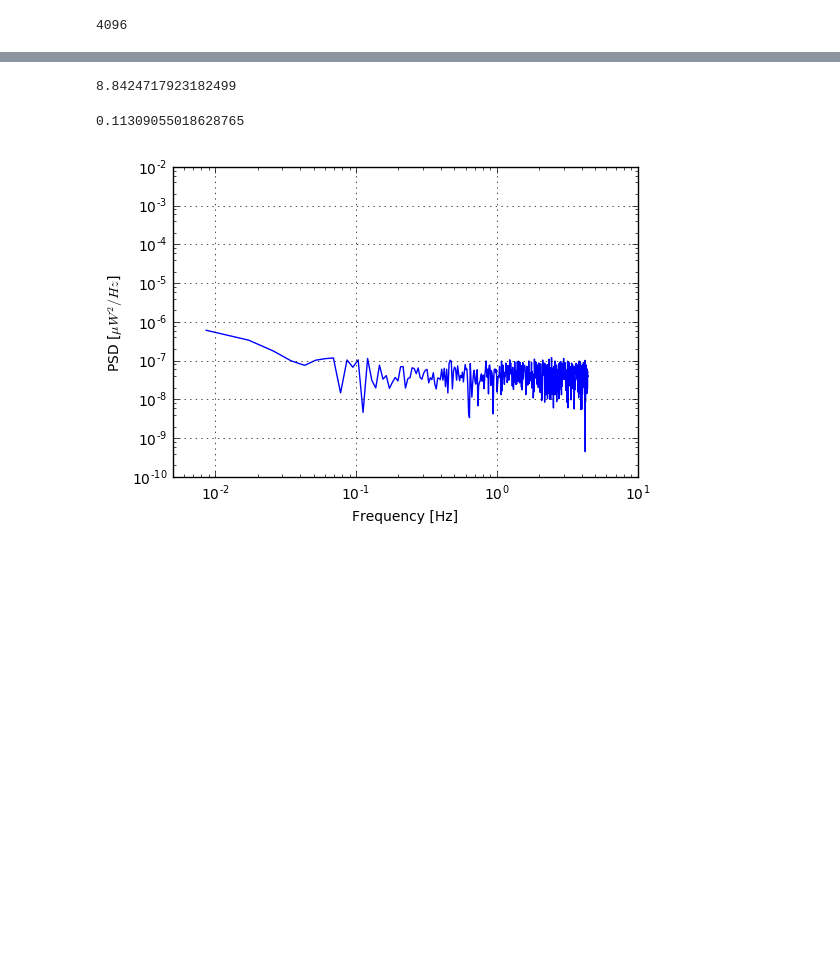
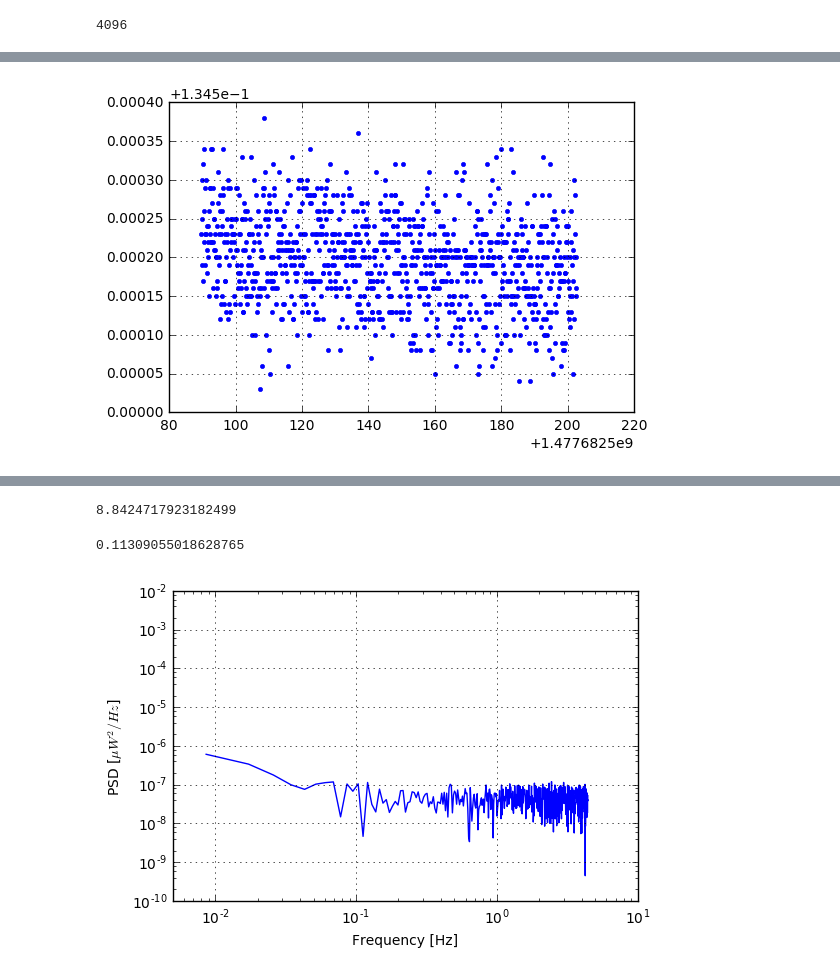
Before and after one commit to ekacmblab/radiometer, a Jupyter notebook: notebooks/sep20 pyvisa.ipynb, the cells around one changed output, grey strips where cells are left out. Drawn from its saved outputs; the diff is of its cells as text; code cells hidden in the pictures; blank space fills up the shorter version.

Commit message:
added some measurement plots to the notebook

```diff
--- a/notebooks/sep20 pyvisa.ipynb
+++ b/notebooks/sep20 pyvisa.ipynb
@@ -55,0 +61,10 @@ grid()
+# %%
+x = []
+x=np.loadtxt("2016-10-28_Pupin605_Vertical_EccsorbI.txt")
+time = x[:,0]
+power_data = x[:,1]
+plot(time, power_data, '.')
+grid()
+#ylim([0.136, 0.138])
+# %% [output]
+[figure, added]
```
Also changed, not shown: parts of 14 cells of this notebook.
